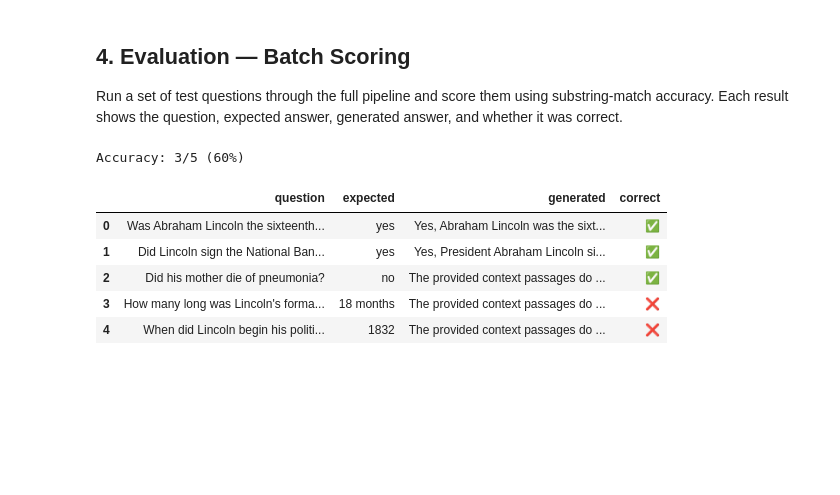
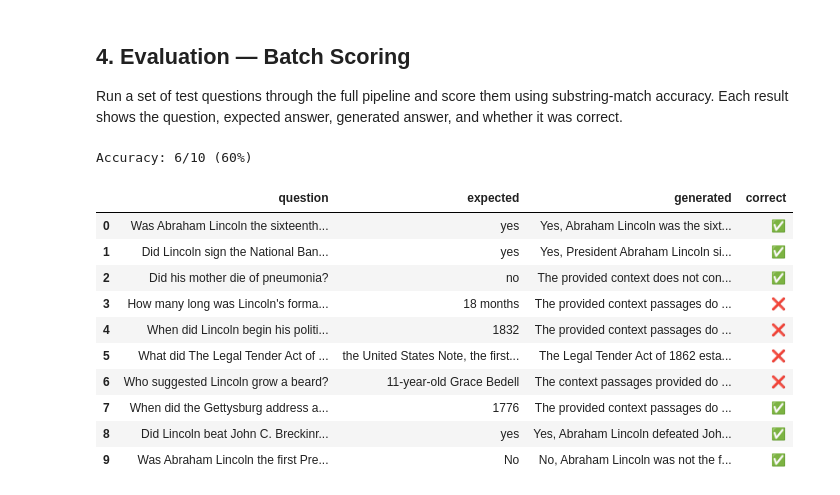
Before and after one commit to jlcampbell12/da-rag-project-jlcampbell12, a Jupyter notebook: notebooks/03_rag.ipynb, the cells around one changed output. Drawn from its saved outputs; the diff is of its cells as text; code cells hidden in the pictures; blank space fills up the shorter version.

```diff
--- a/notebooks/03_rag.ipynb
+++ b/notebooks/03_rag.ipynb
@@ -120,35 +120,40 @@ Run a set of test questions through the full pipeline and score them using subst
 Each result shows the question, expected answer, generated answer, and whether it was correct.
 # %%
 # Fetch the first 5 test questions for evaluation
-test_resp = requests.get(f"{BASE_URL}/test-questions?limit=5")
+test_resp = requests.get(f"{BASE_URL}/test-questions?limit=10")
 test_qs = test_resp.json()["questions"]
 
 eval_rows = []
 for tq in test_qs:
     r = requests.post(
         f"{BASE_URL}/query",
         params={"question": tq["question"], "top_k": 5},
     )
     body = r.json()
     generated = body.get("answer", "")
     expected = tq["answer"]
     correct = expected.lower() in generated.lower()
     eval_rows.append({
         "question": tq["question"],
         "expected": expected,
         "generated": generated[:120] + ("..." if len(generated) > 120 else ""),
         "correct": "✅" if correct else "❌",
     })
 
 df_eval = pd.DataFrame(eval_rows)
 correct_count = sum(1 for r in eval_rows if r["correct"] == "✅")
 print(f"Accuracy: {correct_count}/{len(eval_rows)} ({correct_count/len(eval_rows)*100:.0f}%)\n")
 display(df_eval)
 # %% [output]
-Accuracy: 3/5 (60%)
+Accuracy: 6/10 (60%)
 |  | question | expected | generated | correct |
 | 0 | Was Abraham Lincoln the sixteenth... | yes | Yes, Abraham Lincoln was the sixt... | ✅ |
 | 1 | Did Lincoln sign the National Ban... | yes | Yes, President Abraham Lincoln si... | ✅ |
-| 2 | Did his mother die of pneumonia? | no | The provided context passages do ... | ✅ |
+| 2 | Did his mother die of pneumonia? | no | The provided context does not con... | ✅ |
 | 3 | How many long was Lincoln's forma... | 18 months | The provided context passages do ... | ❌ |
 | 4 | When did Lincoln begin his politi... | 1832 | The provided context passages do ... | ❌ |
+| 5 | What did The Legal Tender Act of ... | the United States Note, the first... | The Legal Tender Act of 1862 esta... | ❌ |
+| 6 | Who suggested Lincoln grow a beard? | 11-year-old Grace Bedell | The context passages provided do ... | ❌ |
+| 7 | When did the Gettysburg address a... | 1776 | The provided context passages do ... | ✅ |
+| 8 | Did Lincoln beat John C. Breckinr... | yes | Yes, Abraham Lincoln defeated Joh... | ✅ |
+| 9 | Was Abraham Lincoln the first Pre... | No | No, Abraham Lincoln was not the f... | ✅ |
```
Also changed, not shown: parts of 6 cells of this notebook, 6 other files.
